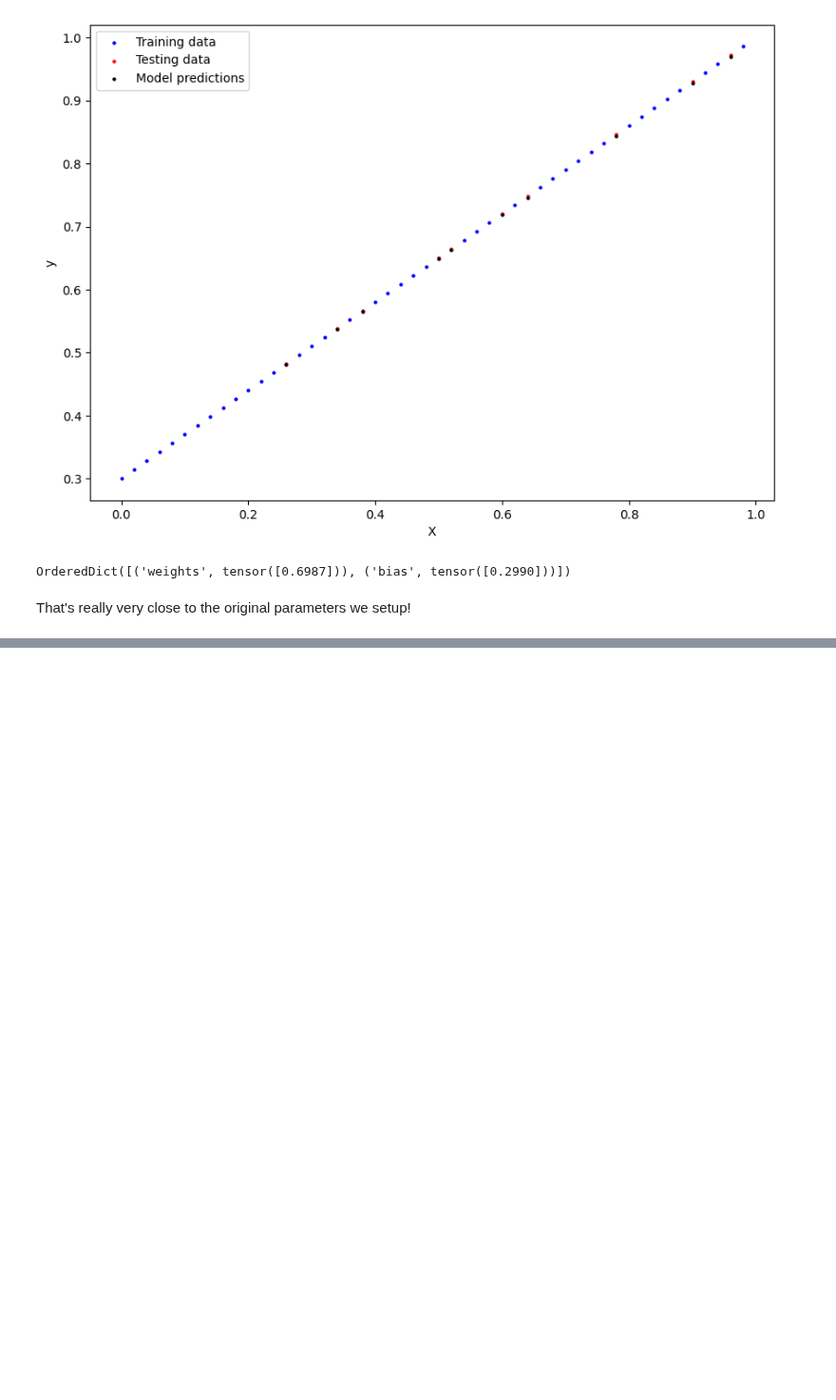
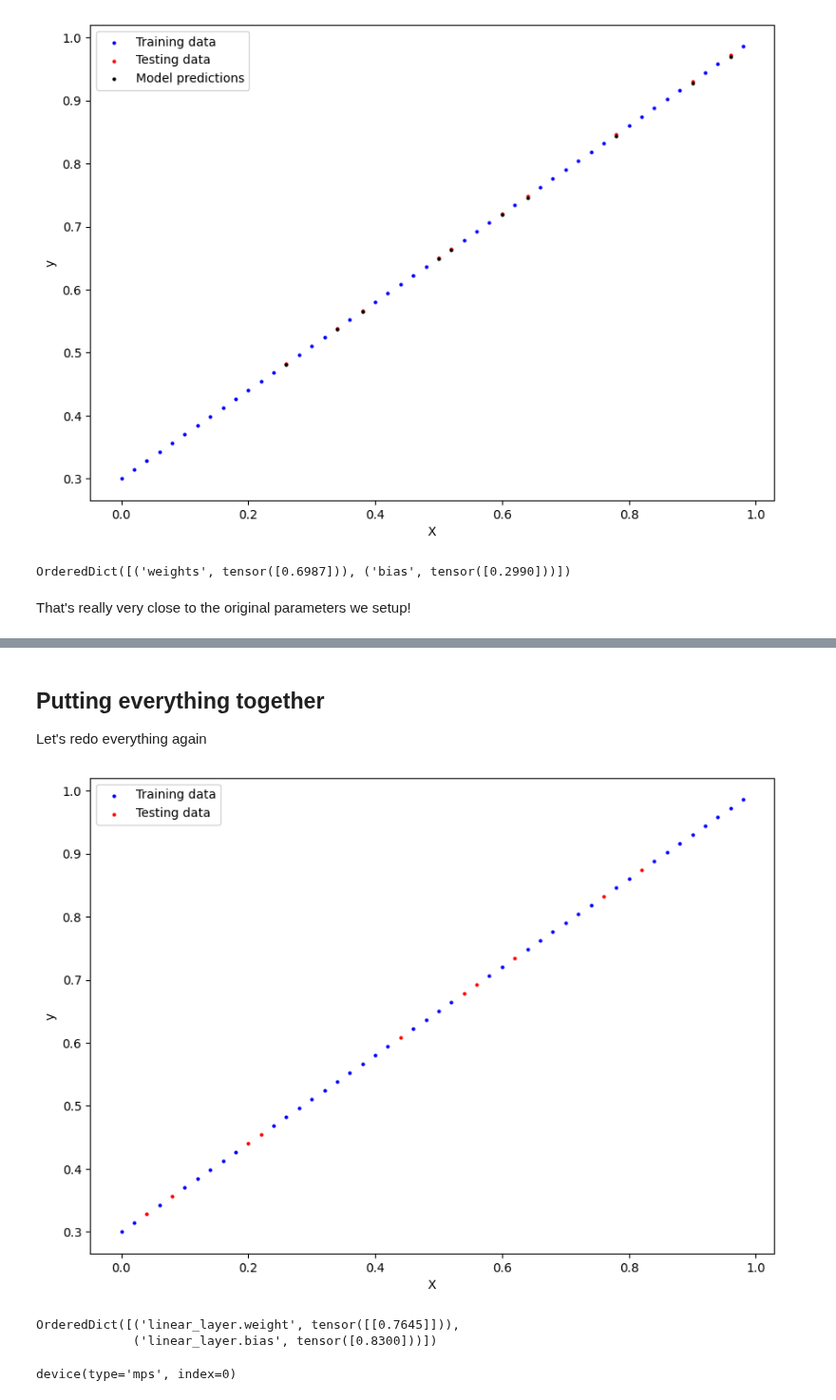
Before and after one commit to tituslhy/symmetrical-octo-spork, a Jupyter notebook: Notebooks/1. PyTorch_Workflow.ipynb, the cells around one changed output, grey strips where cells are left out. Shown at 95% size. Saved outputs shown, nothing was run; the diff lists cells and outputs as text; code cells hidden in the pictures; blank space fills up the shorter version.

```diff
--- a/Notebooks/1. PyTorch_Workflow.ipynb
+++ b/Notebooks/1. PyTorch_Workflow.ipynb
@@ -261,0 +323,37 @@ That's really very close to the original parameters we setup!
+# %% [markdown]
+## Putting everything together
+Let's redo everything again
+# %%
+weight, bias = 0.7, 0.3
+start, end, step = 0, 1, 0.02
+X = torch.arange(start, end, step).unsqueeze(dim=1)
+y = weight * X + bias
+# %%
+X_train, X_test, y_train, y_test = train_test_split(X, y, test_size = 0.2,
+                                                    random_state = 0)
+# %%
+plot_predictions(X_train, y_train, X_test, y_test)
+# %% [output]
+[figure, added]
+# %%
+class LinearModel(nn.Module):
+    def __init__(self):
+        super().__init__()
+        self.linear_layer = nn.Linear(in_features = 1, #takes in one value of X
+                                      out_features = 1 #returns one value of y
+                                      )
+    def forward(self, x: torch.Tensor) -> torch.Tensor:
+        return self.linear_layer(x)
+
+torch.manual_seed(42)
+model = LinearModel()
+model.state_dict()
+# %% [output]
+OrderedDict([('linear_layer.weight', tensor([[0.7645]])),
+             ('linear_layer.bias', tensor([0.8300]))])
+# %%
+device = get_device()
+model.to(device)
+next(model.parameters()).device
+# %% [output]
+device(type='mps', index=0)
```
Also changed, not shown: parts of 17 cells of this notebook, 1 other file.
